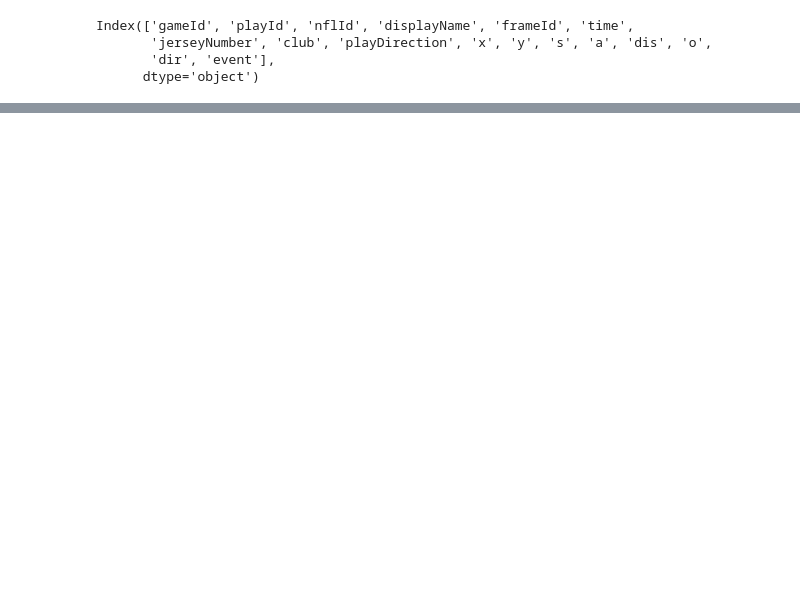
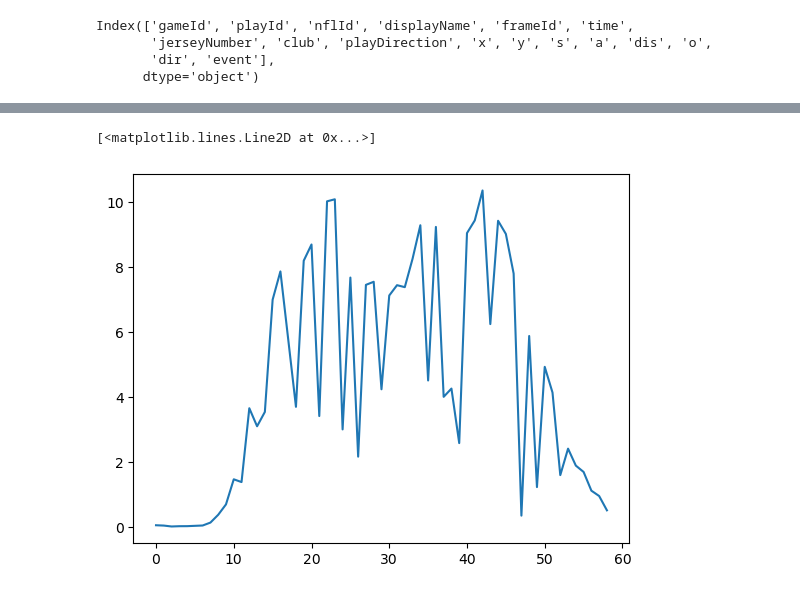
Before and after one commit to tchang1997/tackle_yards_prevented, a Jupyter notebook: notebooks/postprocessed_eda.ipynb, the cells around one changed output, grey strips where cells are left out. Cells and saved outputs as stored; diff of their text form; code cells hidden in the pictures; blank space fills up the shorter version.

Commit message:
visualization notebook

```diff
--- a/notebooks/postprocessed_eda.ipynb
+++ b/notebooks/postprocessed_eda.ipynb
@@ -441,0 +881,8 @@ Name: event, dtype: bool
+# %%
+dat = tracking_data.loc[(tracking_data.gameId == 2022110700) & (tracking_data.playId == 3658) & (tracking_data.displayName.isin(["Kenyan Drake", "Tanoh Kpassagnon"]))]
+plt.plot(np.sqrt(dat.loc[dat.displayName.str.startswith("Kenyan"), "s"].values ** 2 \
+    + dat.loc[dat.displayName.str.startswith("Ta"), "s"].values ** 2 \
+    - 2 * dat.loc[dat.displayName.str.startswith("Kenyan"), "s"].values * dat.loc[dat.displayName.str.startswith("Ta"), "s"].values * np.cos((dat.loc[dat.displayName.str.startswith("Kenyan"), "o"].values - dat.loc[dat.displayName.str.startswith("Ta"), "o"].values) * np.pi)))
+# %% [output]
+[<matplotlib.lines.Line2D at 0x...>]
+[figure, added]
```
Also changed, not shown: parts of 20 cells of this notebook, 19 other files.
